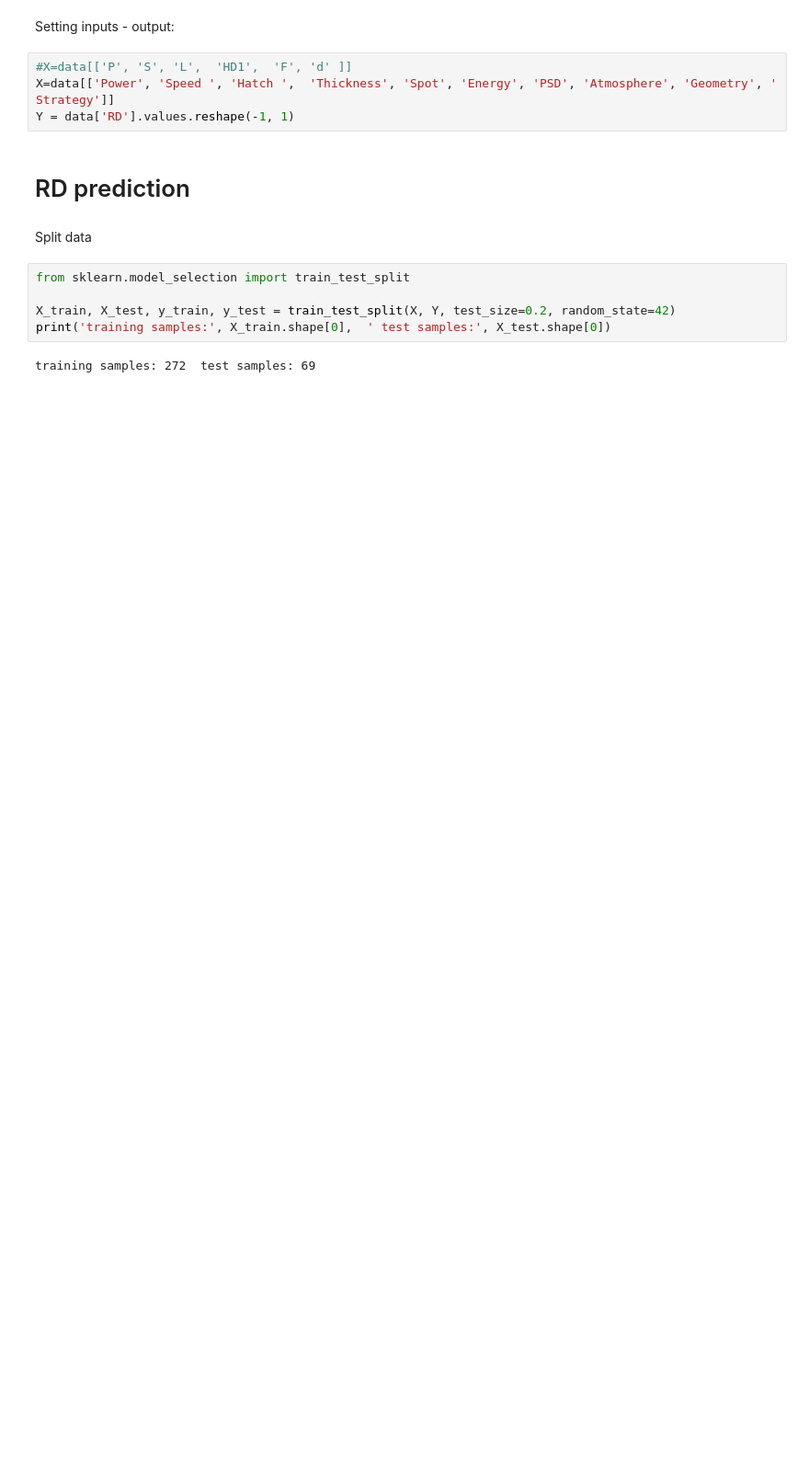
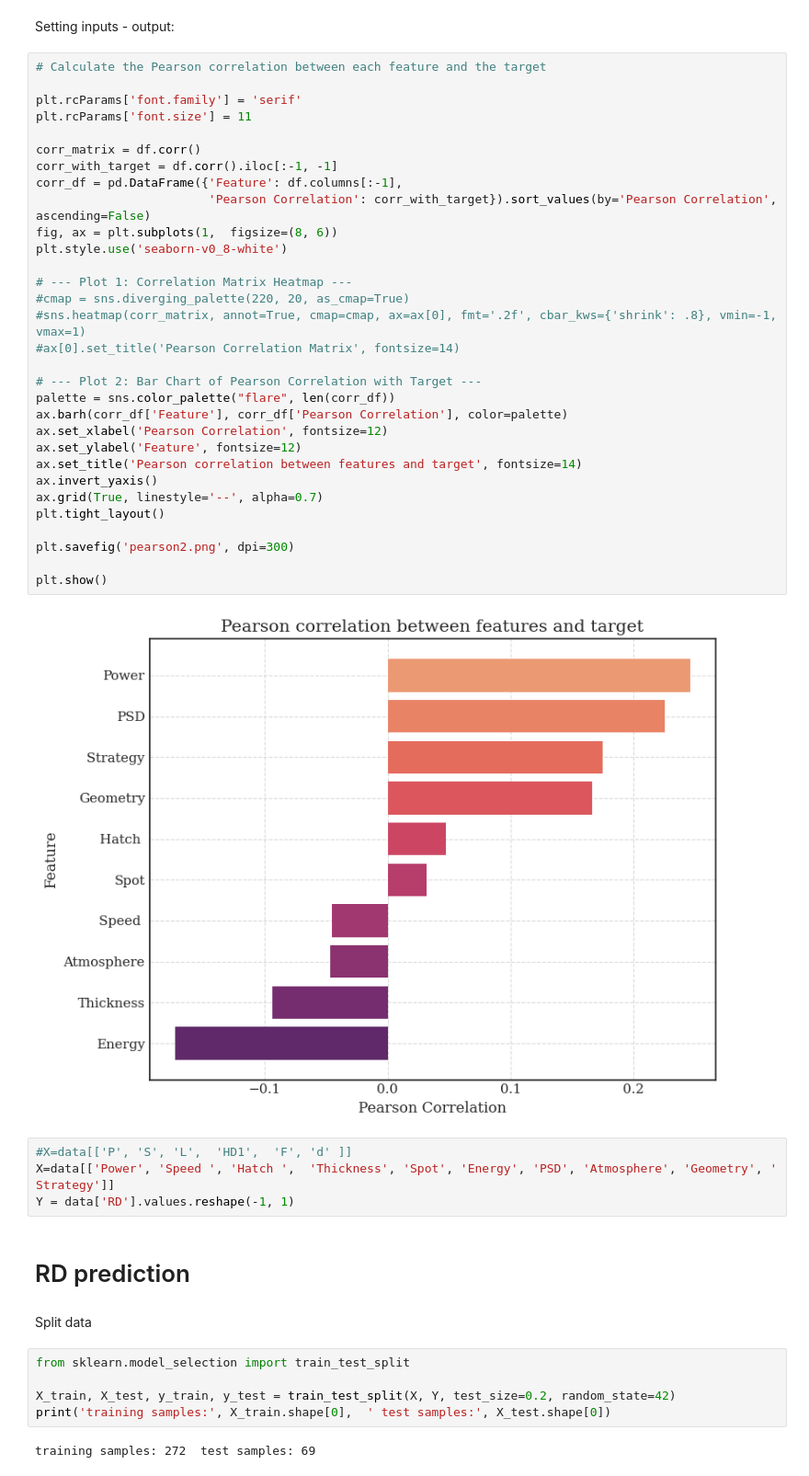
Before and after one commit to GermanOmar/LPBF, a Jupyter notebook: RDAl_prediction.ipynb, the cells around one changed output. Shown: that part at 92% size. Cells and saved outputs as stored; diff of their text form; blank space fills up the shorter version.

```diff
--- a/RDAl_prediction.ipynb
+++ b/RDAl_prediction.ipynb
@@ -152,6 +150,39 @@ plt.show()
 # %% [markdown]
 
 Setting inputs - output:
+# %%
+# Calculate the Pearson correlation between each feature and the target
+
+plt.rcParams['font.family'] = 'serif'
+plt.rcParams['font.size'] = 11
+
+corr_matrix = df.corr()
+corr_with_target = df.corr().iloc[:-1, -1]
+corr_df = pd.DataFrame({'Feature': df.columns[:-1],
+                        'Pearson Correlation': corr_with_target}).sort_values(by='Pearson Correlation', ascending=False)
+fig, ax = plt.subplots(1,  figsize=(8, 6))
+plt.style.use('seaborn-v0_8-white')
+
+# --- Plot 1: Correlation Matrix Heatmap ---
+#cmap = sns.diverging_palette(220, 20, as_cmap=True)
+#sns.heatmap(corr_matrix, annot=True, cmap=cmap, ax=ax[0], fmt='.2f', cbar_kws={'shrink': .8}, vmin=-1, vmax=1)
+#ax[0].set_title('Pearson Correlation Matrix', fontsize=14)
+
+# --- Plot 2: Bar Chart of Pearson Correlation with Target ---
+palette = sns.color_palette("flare", len(corr_df))
+ax.barh(corr_df['Feature'], corr_df['Pearson Correlation'], color=palette)
+ax.set_xlabel('Pearson Correlation', fontsize=12)
+ax.set_ylabel('Feature', fontsize=12)
+ax.set_title('Pearson correlation between features and target', fontsize=14)
+ax.invert_yaxis()
+ax.grid(True, linestyle='--', alpha=0.7)
+plt.tight_layout()
+
+plt.savefig('pearson2.png', dpi=300)
+
+plt.show()
+# %% [output]
+[figure, added]
 # %%
 #X=data[['P', 'S', 'L',  'HD1',  'F', 'd' ]]
 X=data[['Power', 'Speed ', 'Hatch ',  'Thickness', 'Spot', 'Energy', 'PSD', 'Atmosphere', 'Geometry', ' Strategy']]
```
Also changed, not shown: parts of 51 cells of this notebook.
